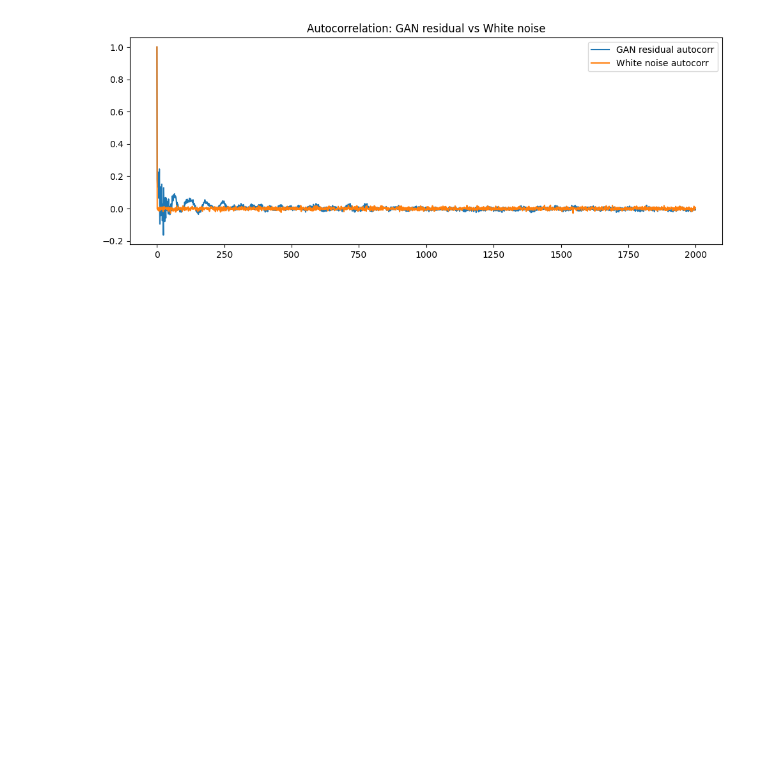
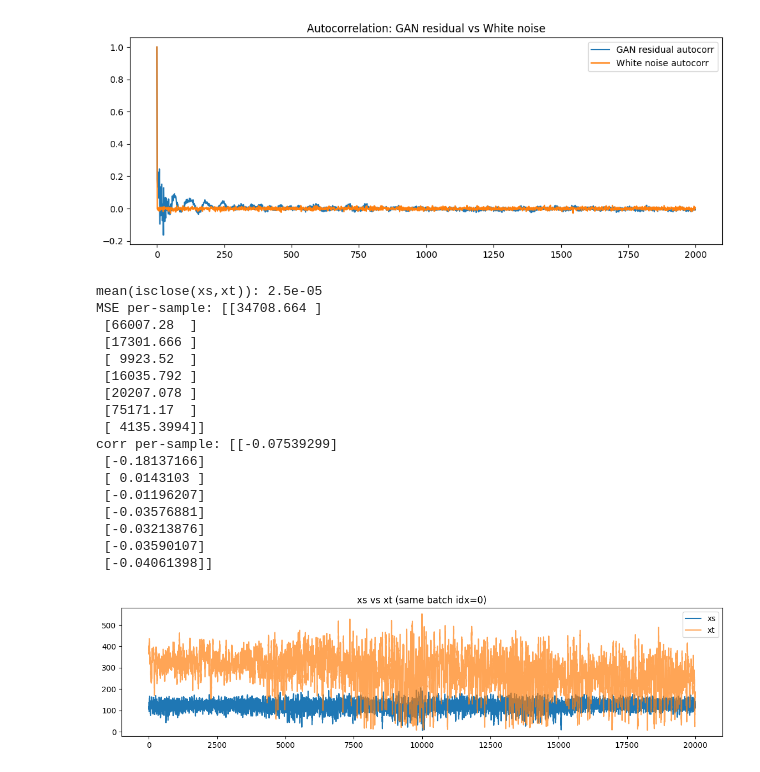
Before and after one commit to rcansahin/Synthetic_Data_Generation_in_DAS_Systems, a Jupyter notebook: residual_gan_excavation_offline.ipynb, the cells around one changed output. Drawn from its saved outputs; the diff is of its cells as text; code cells hidden in the pictures; blank space fills up the shorter version.

```diff
--- a/residual_gan_excavation_offline.ipynb
+++ b/residual_gan_excavation_offline.ipynb
@@ -317,0 +64,15 @@ r_gan min/max: -0.2815899 0.2790945 mean/std: -4.810095e-09 0.06930202
+# %%
+def sample_exc_batch(exc_df, batch=BATCH, window=WINDOW_SIZE):
+    rows_src = exc_df.sample(batch, replace=True).to_dict("records")
+    rows_tgt = exc_df.sample(batch, replace=True).to_dict("records")
+
+    xs, xt = [], []
+    for rs, rt in zip(rows_src, rows_tgt):
+        xsig = _load_signal_from_row(rs, window).astype(np.float32)
+        tsig = _load_signal_from_row(rt, window).astype(np.float32)
+        xs.append(xsig)
+        xt.append(tsig)
+
+    xs = np.stack(xs, axis=0)[:, :, None]  # (B,T,1)
+    xt = np.stack(xt, axis=0)[:, :, None]  # (B,T,1)
+    return xs, xt
@@ -669,3 +647,49 @@ plt.legend(); plt.title("Autocorrelation: GAN residual vs White noise"); plt.tig
 # %% [output]
 [figure]
 [figure]
+# %%
+# QUICK SANITY: xs ve xt aynı mı?
+xs, _  = sample_exc_batch(exc_df, batch=8, window=WINDOW_SIZE)
+_,  xt = sample_exc_batch(exc_df, batch=8, window=WINDOW_SIZE)
+
+# batch içinde eşleşen var mı?
+eq = np.mean(np.isclose(xs, xt))
+print("mean(isclose(xs,xt)):", eq)
+
+# her sample için MSE
+mse = ((xs - xt)**2).mean(axis=1)
+print("MSE per-sample:", mse)
+
+# correlation
+def corr(a,b):
+    a=a - a.mean(axis=1, keepdims=True)
+    b=b - b.mean(axis=1, keepdims=True)
+    return (a*b).mean(axis=1)/(a.std(axis=1)*b.std(axis=1)+1e-9)
+
+print("corr per-sample:", corr(xs, xt))
+
+# ilk örneği üst üste plotla
+i=0
+plt.figure(figsize=(14,3))
+plt.plot(xs[i], label="xs")
+plt.plot(xt[i], label="xt", alpha=0.7)
+plt.legend(); plt.title("xs vs xt (same batch idx=0)"); plt.show()
+# %% [output]
+mean(isclose(xs,xt)): 2.5e-05
+MSE per-sample: [[34708.664 ]
+ [66007.28  ]
+ [17301.666 ]
+ [ 9923.52  ]
+ [16035.792 ]
+ [20207.078 ]
+ [75171.17  ]
+ [ 4135.3994]]
+corr per-sample: [[-0.07539299]
+ [-0.18137166]
+ [ 0.0143103 ]
+ [-0.01196207]
+ [-0.03576881]
+ [-0.03213876]
+ [-0.03590107]
+ [-0.04061398]]
+[figure, added]
```
Also changed, not shown: parts of 20 cells of this notebook.
